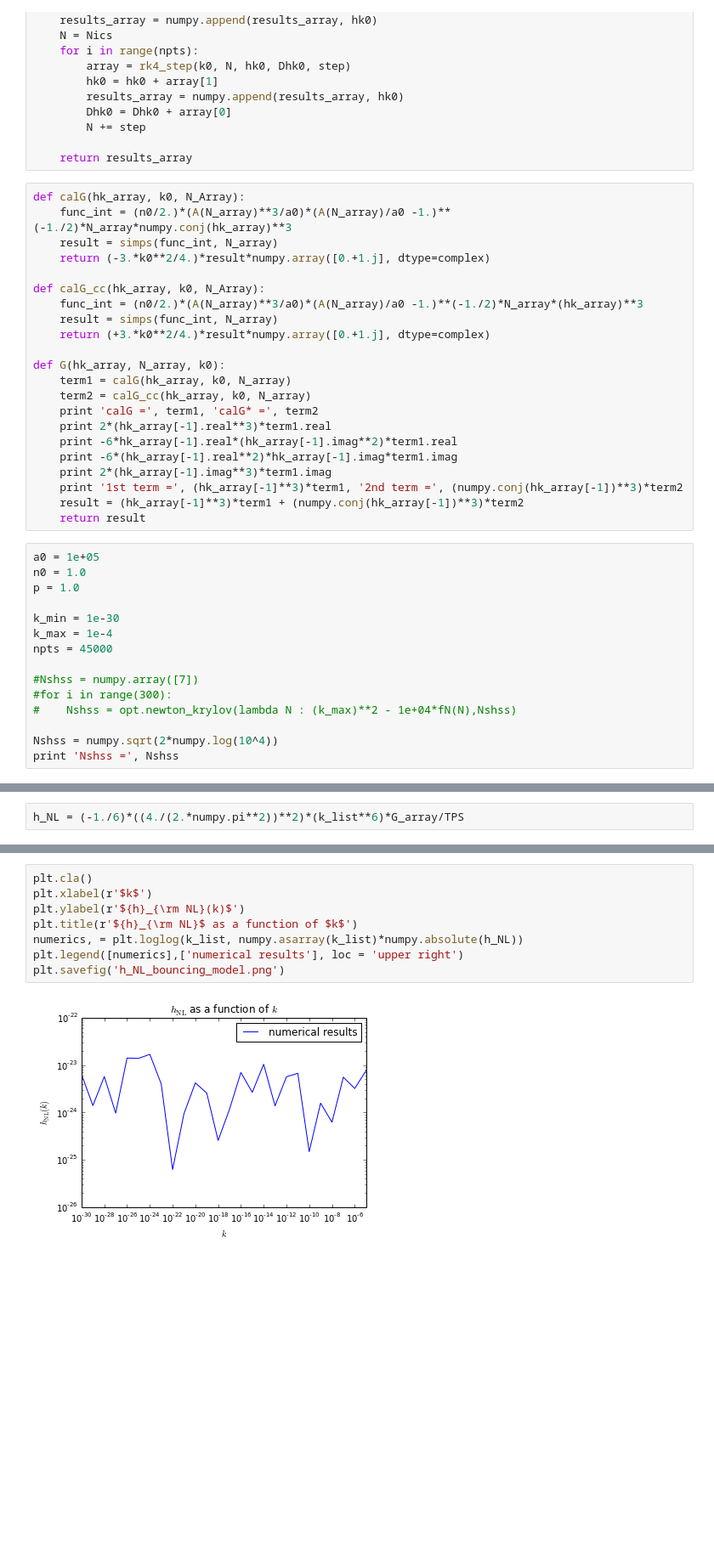
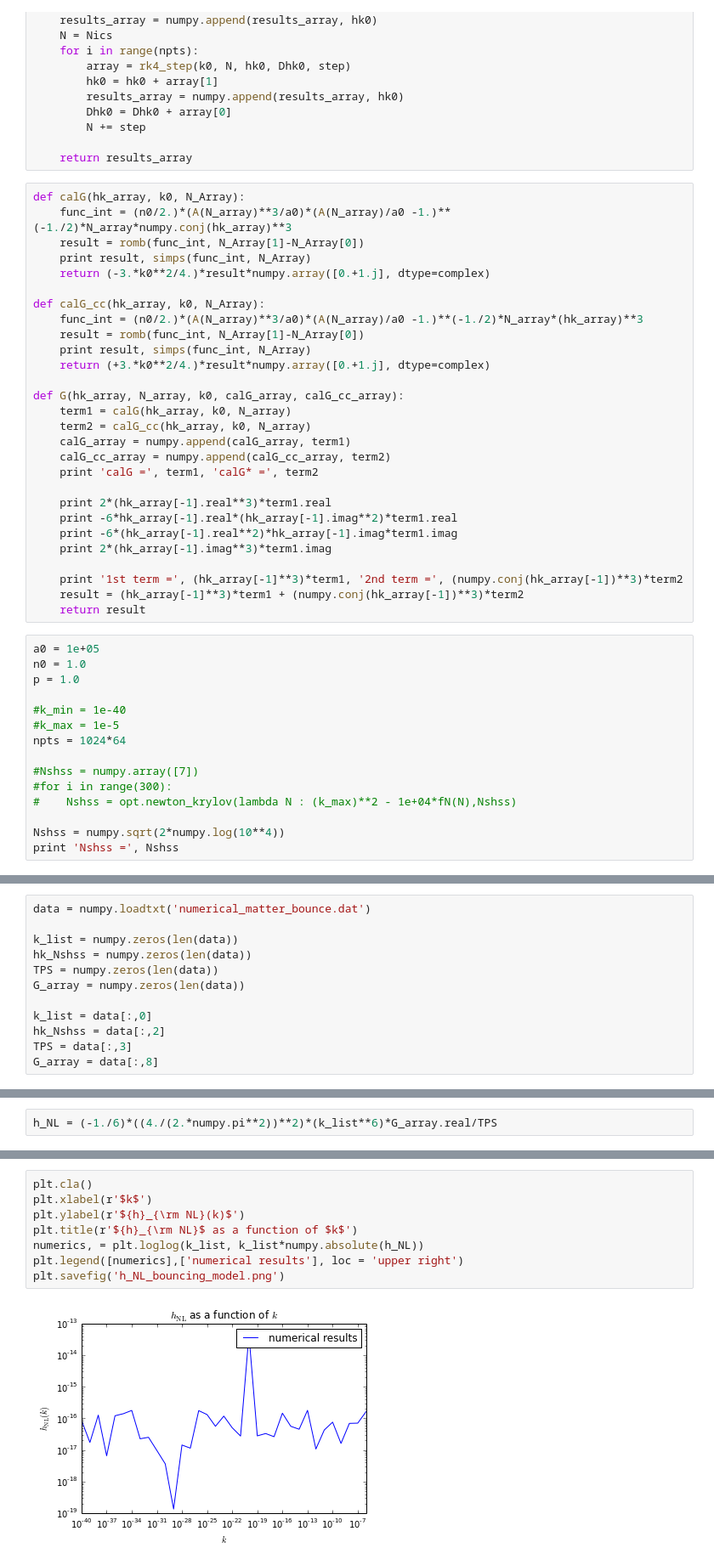
Before and after one commit to rahulporuri/project_work, a Jupyter notebook: matter_bounce/tensor_bi-spectrum.ipynb, the cells around one changed output, grey strips where cells are left out. Shown at 85% size. Saved outputs shown, nothing was run; the diff lists cells and outputs as text; blank space fills up the shorter version.

```diff
--- a/matter_bounce/tensor_bi-spectrum.ipynb
+++ b/matter_bounce/tensor_bi-spectrum.ipynb
@@ -74,22 +74,28 @@ def evolve_hk(Nics, Nshss, k0, hk0, Dhk0, npts):
 # %%
 def calG(hk_array, k0, N_Array):
     func_int = (n0/2.)*(A(N_array)**3/a0)*(A(N_array)/a0 -1.)**(-1./2)*N_array*numpy.conj(hk_array)**3
-    result = simps(func_int, N_array)
+    result = romb(func_int, N_Array[1]-N_Array[0])
+    print result, simps(func_int, N_Array)
     return (-3.*k0**2/4.)*result*numpy.array([0.+1.j], dtype=complex)
 
 def calG_cc(hk_array, k0, N_Array):
     func_int = (n0/2.)*(A(N_array)**3/a0)*(A(N_array)/a0 -1.)**(-1./2)*N_array*(hk_array)**3
-    result = simps(func_int, N_array)
+    result = romb(func_int, N_Array[1]-N_Array[0])
+    print result, simps(func_int, N_Array)
     return (+3.*k0**2/4.)*result*numpy.array([0.+1.j], dtype=complex)
 
-def G(hk_array, N_array, k0):
+def G(hk_array, N_array, k0, calG_array, calG_cc_array):
     term1 = calG(hk_array, k0, N_array)
     term2 = calG_cc(hk_array, k0, N_array)
+    calG_array = numpy.append(calG_array, term1)
+    calG_cc_array = numpy.append(calG_cc_array, term2)
     print 'calG =', term1, 'calG* =', term2
+
     print 2*(hk_array[-1].real**3)*term1.real
     print -6*hk_array[-1].real*(hk_array[-1].imag**2)*term1.real
     print -6*(hk_array[-1].real**2)*hk_array[-1].imag*term1.imag
     print 2*(hk_array[-1].imag**3)*term1.imag
+
     print '1st term =', (hk_array[-1]**3)*term1, '2nd term =', (numpy.conj(hk_array[-1])**3)*term2
     result = (hk_array[-1]**3)*term1 + (numpy.conj(hk_array[-1])**3)*term2
     return result
@@ -98,14 +104,14 @@ a0 = 1e+05
 n0 = 1.0
 p = 1.0
 
-k_min = 1e-30
-k_max = 1e-4
-npts = 45000
+#k_min = 1e-40
+#k_max = 1e-5
+npts = 1024*64
 
 #Nshss = numpy.array([7])
 #for i in range(300):
 #    Nshss = opt.newton_krylov(lambda N : (k_max)**2 - 1e+04*fN(N),Nshss)
 
-Nshss = numpy.sqrt(2*numpy.log(10^4))
+Nshss = numpy.sqrt(2*numpy.log(10**4))
 print 'Nshss =', Nshss
 # %% [output]
@@ -162,0 +180,12 @@ TPS = [8*(k_list[i])**3/(2*numpy.pi**2)*(numpy.absolute(k_vs_hk_array[i]))**2 fo
+# %%
+data = numpy.loadtxt('numerical_matter_bounce.dat')
+
+k_list = numpy.zeros(len(data))
+hk_Nshss = numpy.zeros(len(data))
+TPS = numpy.zeros(len(data))
+G_array = numpy.zeros(len(data))
+
+k_list = data[:,0]
+hk_Nshss = data[:,2]
+TPS = data[:,3]
+G_array = data[:,8]
@@ -163,5 +206,5 @@ TPS = [8*(k_list[i])**3/(2*numpy.pi**2)*(numpy.absolute(k_vs_hk_array[i]))**2 fo
 # %%
-h_NL = (-1./6)*((4./(2.*numpy.pi**2))**2)*(k_list**6)*G_array/TPS
+h_NL = (-1./6)*((4./(2.*numpy.pi**2))**2)*(k_list**6)*G_array.real/TPS
 # %%
 plt.cla()
 plt.xlabel(r'$k$')
@@ -205,13 +258,13 @@ plt.savefig('h_NL_bouncing_model.png')
 # %%
 plt.cla()
 plt.xlabel(r'$k$')
 plt.ylabel(r'${h}_{\rm NL}(k)$')
 plt.title(r'${h}_{\rm NL}$ as a function of $k$')
-numerics, = plt.loglog(k_list, numpy.asarray(k_list)*numpy.absolute(h_NL))
+numerics, = plt.loglog(k_list, k_list*numpy.absolute(h_NL))
 plt.legend([numerics],['numerical results'], loc = 'upper right')
 plt.savefig('h_NL_bouncing_model.png')
 # %% [output]
-[figure, old version]
+[figure, new version]
 # %%
 tps_file = open('power_spectrum_bouncing_model.dat','w')
 G_file = open('G_bouncing_model.dat','w')
```
Also changed, not shown: parts of 13 cells of this notebook, 41 other files.
